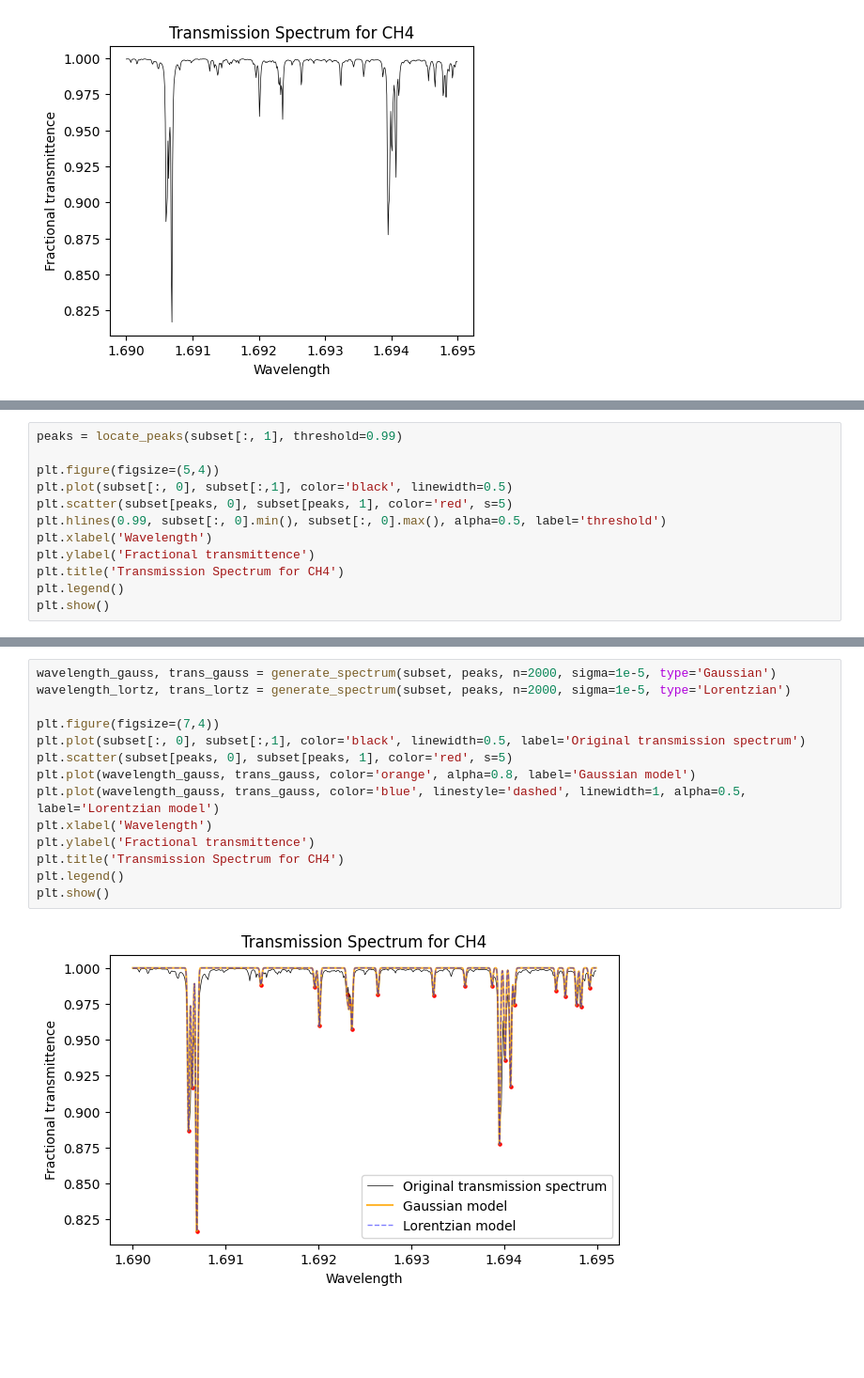
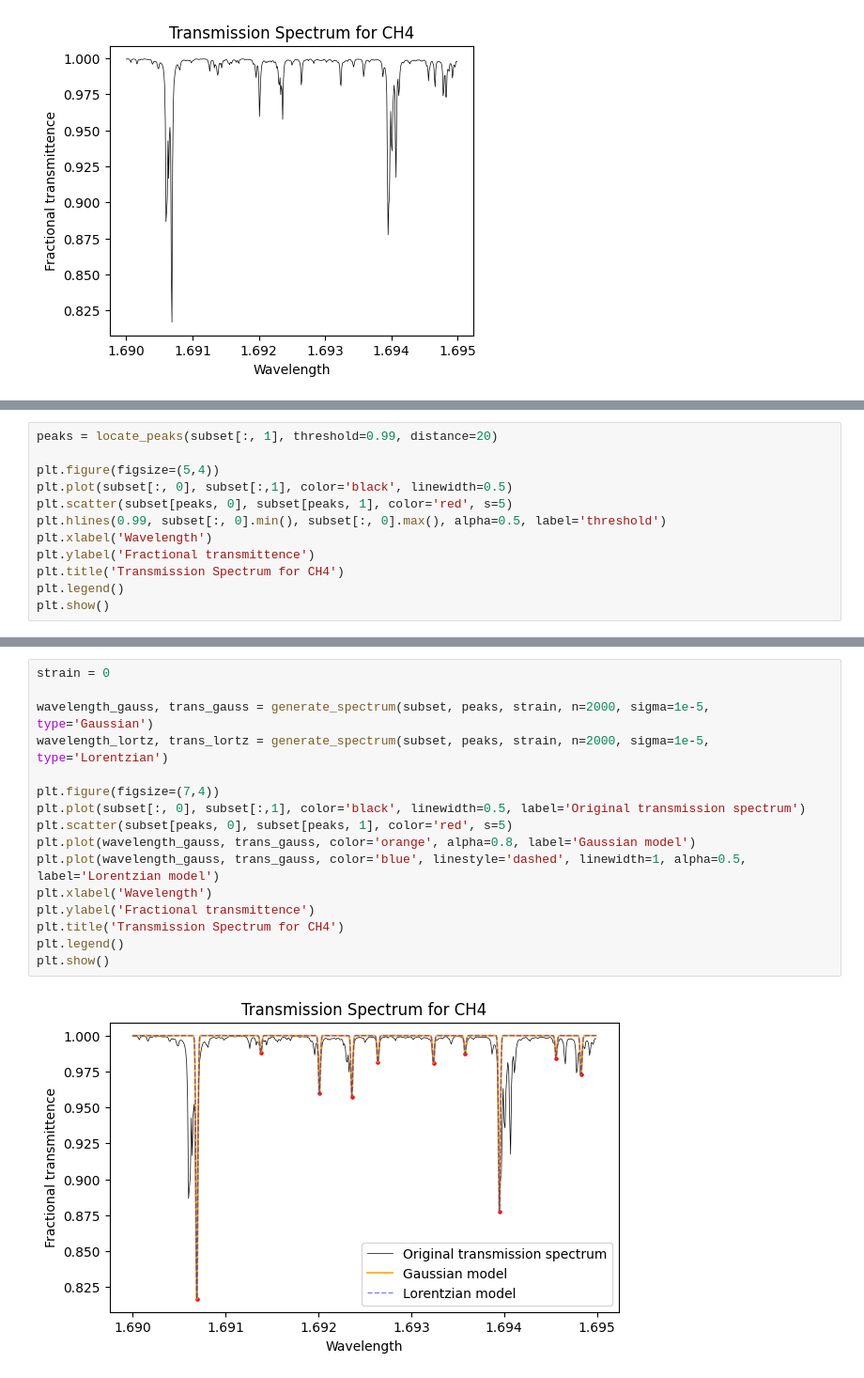
Before and after one commit to SAIL-Labs/FBG-Sensor, a Jupyter notebook: docs/source/demos/generate_spectrum.ipynb, the cells around one changed output, grey strips where cells are left out. Shown at 94% size. Saved outputs shown, nothing was run; the diff lists cells and outputs as text; blank space fills up the shorter version.

```diff
--- a/docs/source/demos/generate_spectrum.ipynb
+++ b/docs/source/demos/generate_spectrum.ipynb
@@ -44,5 +44,5 @@ Next, we'll locate the downard peaks by specifying a threshold. Peaks will only
 # %%
-peaks = locate_peaks(subset[:, 1], threshold=0.99)
+peaks = locate_peaks(subset[:, 1], threshold=0.99, distance=20)
 
 plt.figure(figsize=(5,4))
 plt.plot(subset[:, 0], subset[:,1], color='black', linewidth=0.5)
@@ -66,16 +68,18 @@ We can choose to either model the peaks with Gaussian or Lorentzian functions.
 # %%
-wavelength_gauss, trans_gauss = generate_spectrum(subset, peaks, n=2000, sigma=1e-5, type='Gaussian')
-wavelength_lortz, trans_lortz = generate_spectrum(subset, peaks, n=2000, sigma=1e-5, type='Lorentzian')
+strain = 0
+
+wavelength_gauss, trans_gauss = generate_spectrum(subset, peaks, strain, n=2000, sigma=1e-5, type='Gaussian')
+wavelength_lortz, trans_lortz = generate_spectrum(subset, peaks, strain, n=2000, sigma=1e-5, type='Lorentzian')
 
 plt.figure(figsize=(7,4))
 plt.plot(subset[:, 0], subset[:,1], color='black', linewidth=0.5, label='Original transmission spectrum')
 plt.scatter(subset[peaks, 0], subset[peaks, 1], color='red', s=5)
 plt.plot(wavelength_gauss, trans_gauss, color='orange', alpha=0.8, label='Gaussian model')
 plt.plot(wavelength_gauss, trans_gauss, color='blue', linestyle='dashed', linewidth=1, alpha=0.5, label='Lorentzian model')
 plt.xlabel('Wavelength')
 plt.ylabel('Fractional transmittence')
 plt.title('Transmission Spectrum for CH4')
 plt.legend()
 plt.show()
 # %% [output]
-[figure, old version]
+[figure, new version]
```
Also changed, not shown: parts of 4 cells of this notebook, 25 other files.
